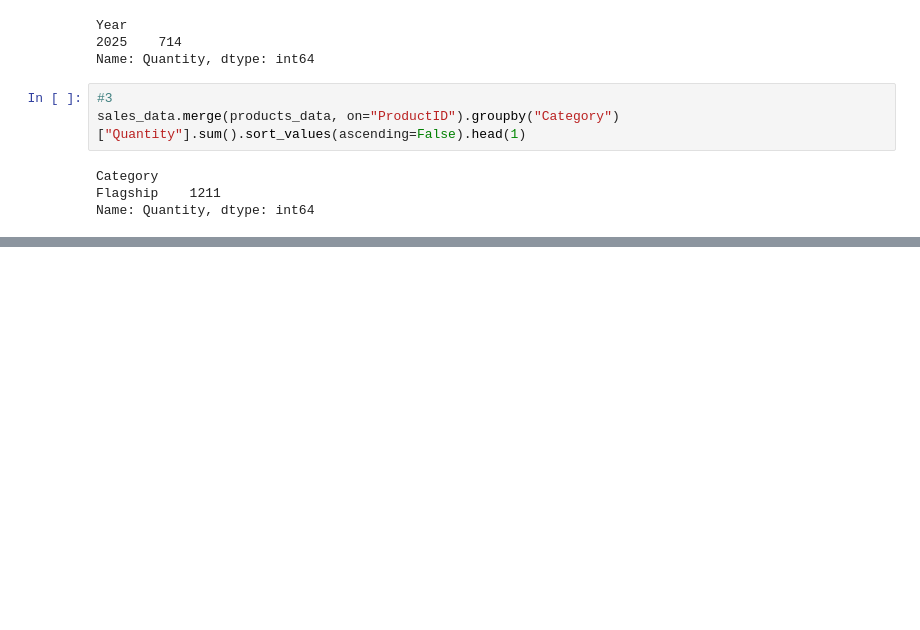
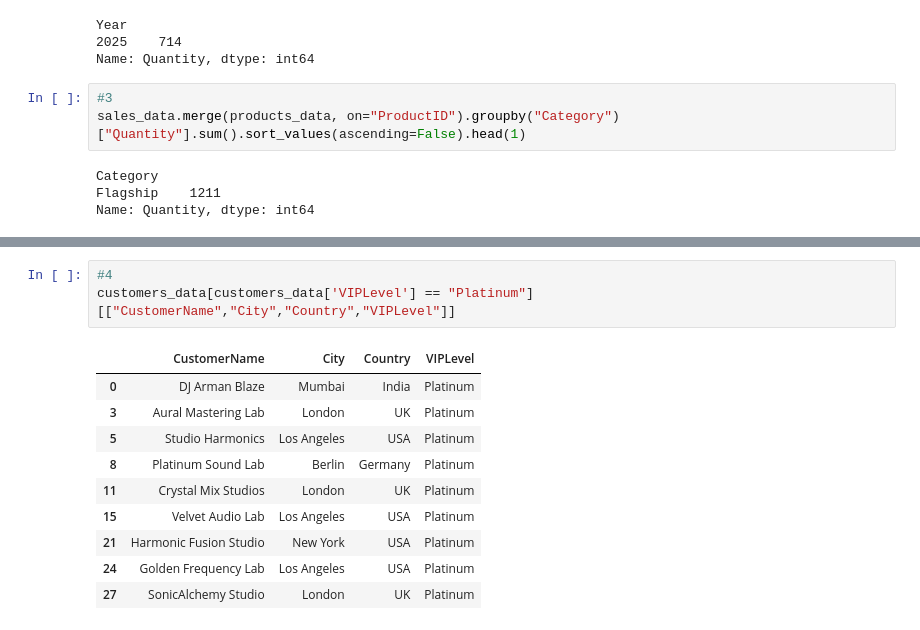
Before and after one commit to KartikGawade17/IEM-HOUSE-Data-Analysis-PANDAS, a Jupyter notebook: iem_analysis.ipynb, the cells around one changed output, grey strips where cells are left out. Cells and saved outputs as stored; diff of their text form; blank space fills up the shorter version.

```diff
--- a/iem_analysis.ipynb
+++ b/iem_analysis.ipynb
@@ -313,0 +377,14 @@ Name: Quantity, dtype: int64
+# %%
+#4
+customers_data[customers_data['VIPLevel'] == "Platinum"] [["CustomerName","City","Country","VIPLevel"]]
+# %% [output]
+|  | CustomerName | City | Country | VIPLevel |
+| 0 | DJ Arman Blaze | Mumbai | India | Platinum |
+| 3 | Aural Mastering Lab | London | UK | Platinum |
+| 5 | Studio Harmonics | Los Angeles | USA | Platinum |
+| 8 | Platinum Sound Lab | Berlin | Germany | Platinum |
+| 11 | Crystal Mix Studios | London | UK | Platinum |
+| 15 | Velvet Audio Lab | Los Angeles | USA | Platinum |
+| 21 | Harmonic Fusion Studio | New York | USA | Platinum |
+| 24 | Golden Frequency Lab | Los Angeles | USA | Platinum |
+| 27 | SonicAlchemy Studio | London | UK | Platinum |
```
Also changed, not shown: parts of 7 cells of this notebook.
